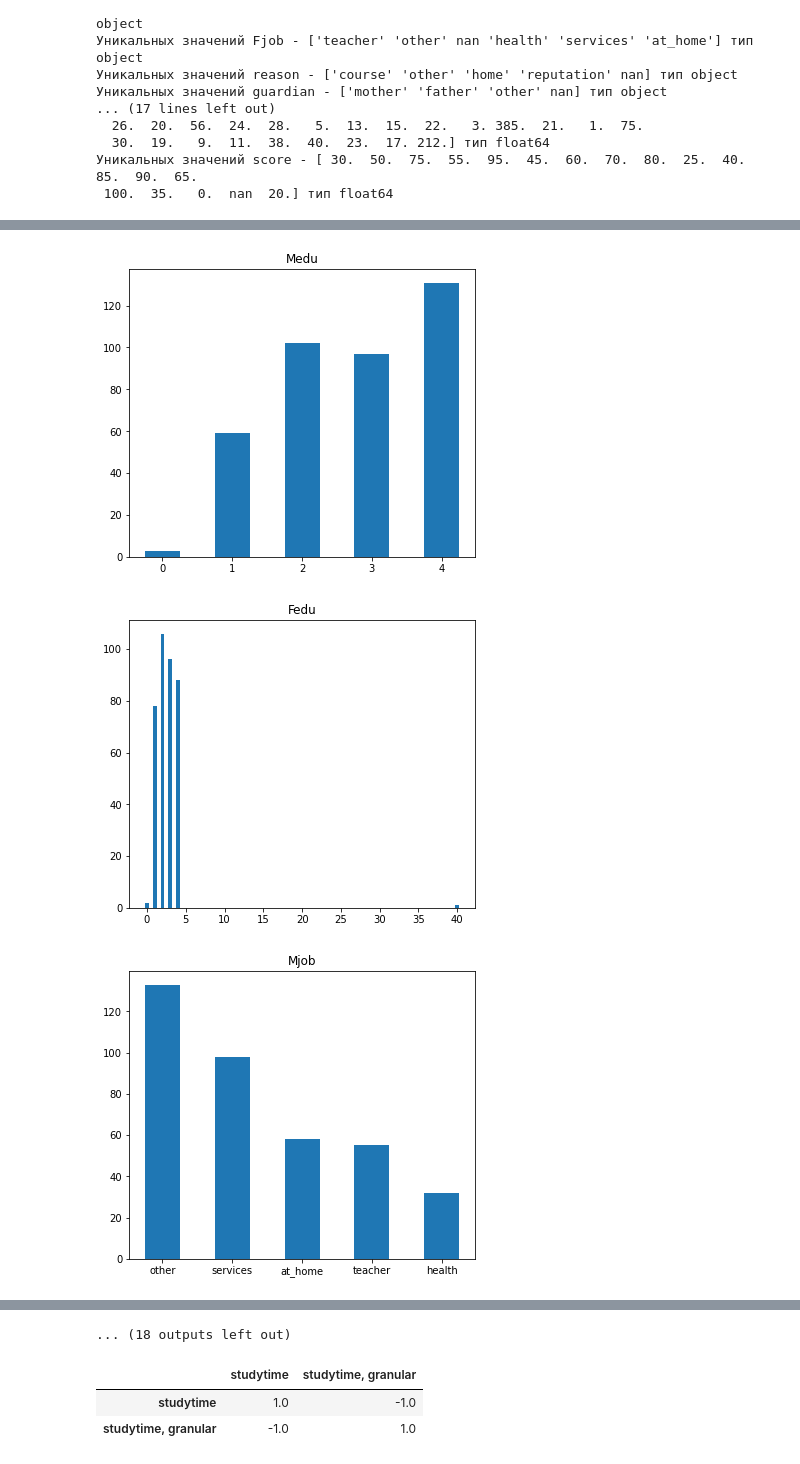
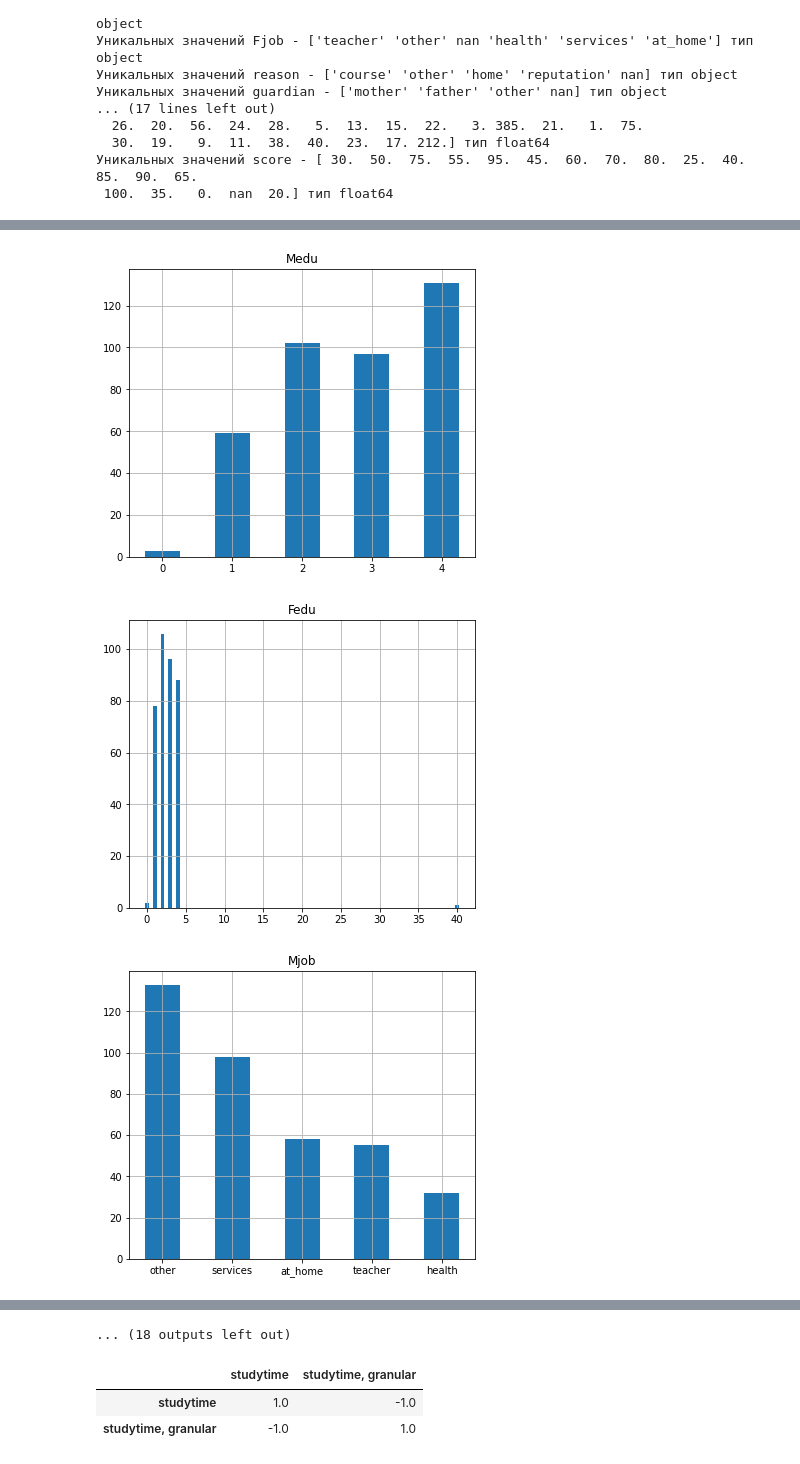
Before and after one commit to BlackGarri/GRepository, a Jupyter notebook: module_2/stud_math.ipynb, the cells around one changed output, grey strips where cells are left out. Saved outputs shown, nothing was run; the diff lists cells and outputs as text; code cells hidden in the pictures.

```diff
--- a/module_2/stud_math.ipynb
+++ b/module_2/stud_math.ipynb
@@ -145,6 +145,7 @@ for col in sdf.columns:
     df_vis = pd.DataFrame(sdf[col].value_counts())
     fig = plt.figure()
     axes = fig.add_axes([0, 0, 0.8, 1])
+    axes.grid()
     axes.bar(x = df_vis.index, height = df_vis[col],
                 width = 0.5, align = 'center')
     plt.title(col)
@@ -158,3 +159,3 @@ for col in sdf.columns:
-[figure, old version]
+[figure, new version]
-[figure, old version]
+[figure, new version]
-[figure, old version]
+[figure, new version]
```
Also changed, not shown: parts of 10 cells of this notebook.
